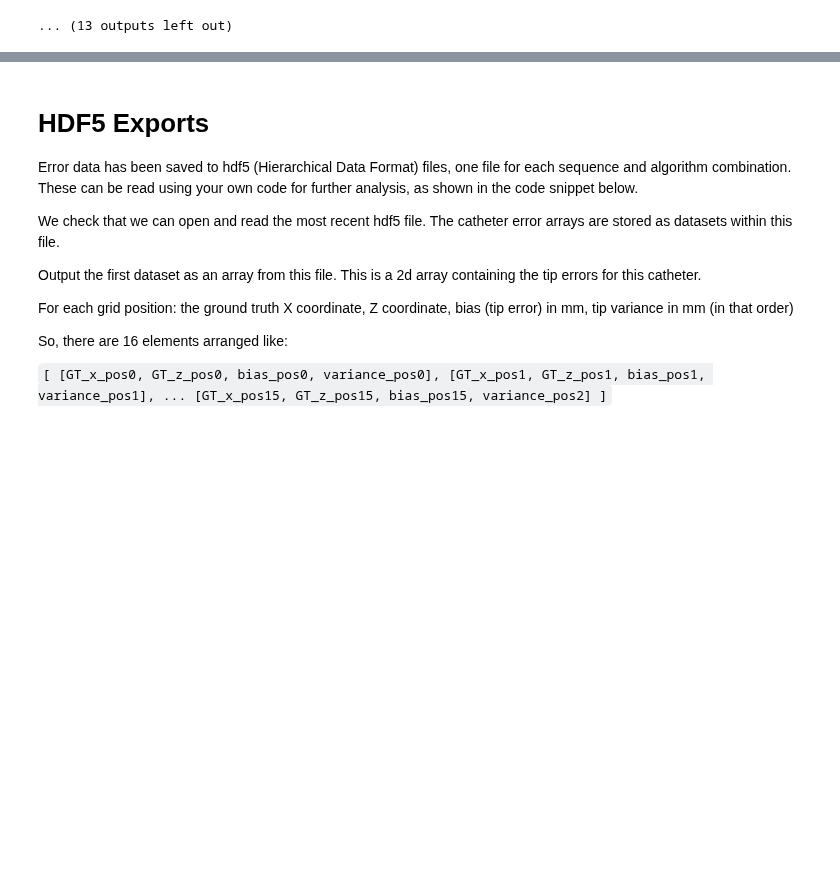
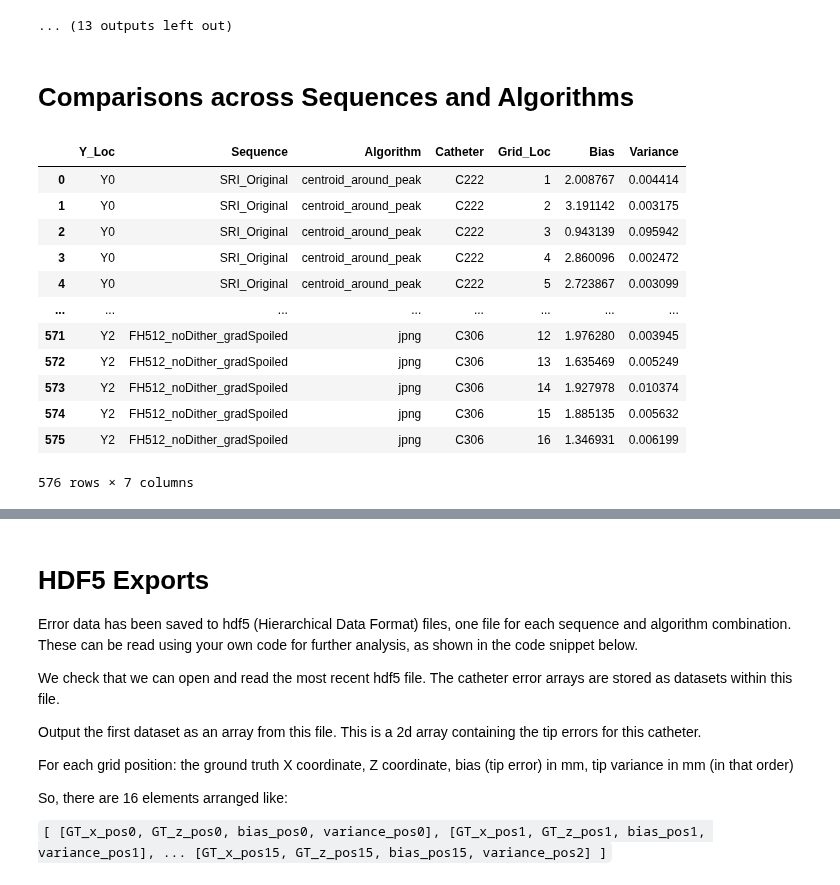
Before and after one commit to WrightGroupSRI/mr-tracking-analysis, a Jupyter notebook: Static_Tracking/static_tracking_heatmaps.ipynb, the cells around one changed output, grey strips where cells are left out. Saved outputs shown, nothing was run; the diff lists cells and outputs as text; code cells hidden in the pictures; blank space fills up the shorter version.

Commit message:
Saving static experiment errors to a dataframe
Collecting all the bias and variance data for each grid
location to a single dataframe in order to make
comparison

```diff
--- a/Static_Tracking/static_tracking_heatmaps.ipynb
+++ b/Static_Tracking/static_tracking_heatmaps.ipynb
@@ -35,15 +36,15 @@ catheter_labels = ['C222','C231','C306']
 main_paths = {} # input coordinate data from each catheter and position
 heatmap_paths = {} # exported heatmap plots
 xpmt_date_dict = {
-    ('C222','Y0'):'17Aug2021',
-    ('C231','Y0'):'15Dec2021',
-    ('C306','Y0'):'13Dec2021',
-    ('C222','Y1'):'8Nov2021',
-    ('C231','Y1'):'21Dec2021',
-    ('C306','Y1'):'6Jan2022',
-    ('C222','Y2'):'9Nov2021',
-    ('C231','Y2'):'9Jan2022',
-    ('C306','Y2'):'7Jan2022',
+    (catheter_labels[0],'Y0'):'17Aug2021',
+    (catheter_labels[1],'Y0'):'15Dec2021',
+    (catheter_labels[2],'Y0'):'13Dec2021',
+    (catheter_labels[0],'Y1'):'8Nov2021',
+    (catheter_labels[1],'Y1'):'21Dec2021',
+    (catheter_labels[2],'Y1'):'6Jan2022',
+    (catheter_labels[0],'Y2'):'9Nov2021',
+    (catheter_labels[1],'Y2'):'9Jan2022',
+    (catheter_labels[2],'Y2'):'7Jan2022',
 }
 for yloc in y_locations:
     main_paths[yloc.in_suffix] = []
@@ -69,6 +70,12 @@ Gt_filename = '1GroundTruthCoords.csv'
 geometry_index = 1
 # %% [output]
 Using precomputed outputs
+# %%
+def get_catheter_from_path(path):
+    for c in catheter_labels:
+        if c in path:
+            return c
+    return None
 # %% [markdown]
 # Error Heatmaps
 
@@ -76,6 +83,7 @@ For each sequence and localization algorithm of interest, plot the heatmap of av
 # %%
 sequences = ['SRI_Original', 'FH512_noDither_gradSpoiled']
 algorithms = ['centroid_around_peak', 'jpng']
+aggregate_data = []
 
 os.makedirs(error_path, exist_ok=True)
 
@@ -85,7 +93,15 @@ for yloc in y_locations:
         for alg in algorithms:
             main_path = main_paths[yloc.in_suffix]
             path_dct = static_utils.get_catheter_data(main_path, seq, alg, Gt_filename, geometry_index)
-            # Average the error
+            # Aggregate
+            for path in main_path: # path per catheter
+                cath_label = get_catheter_from_path(path)
+                for loc in range(16): # for each grid location
+                    bias = path_dct[path][loc][2]
+                    variance =  path_dct[path][loc][3]
+                    aggregate_data.append({'Y_Loc': yloc.in_suffix, 'Sequence':seq, 'Algorithm': alg, 'Catheter':cath_label, \
+                             'Grid_Loc':loc+1, 'Bias':bias, 'Variance':variance})
+            # Average the error over catheters
             sum_all_caths = path_dct[main_path[0]] + path_dct[main_path[1]] + path_dct[main_path[2]]
             avg_all_caths = sum_all_caths / 3
             if seq == 'SRI_Original' and yloc.in_suffix == 'Y2':
@@ -149,3 +165,23 @@ Saving error data from each catheter to: ../reports/export/static/Y1_SRI_Origina
 Tip Tracking Error @ Y = 20mm sequence SRI_Original, algorithm jpng
 [figure]
 ... (13 outputs left out)
+# %% [markdown]
+# Comparisons across Sequences and Algorithms
+# %%
+agg_df = pd.DataFrame(aggregate_data)
+# %%
+agg_df
+# %% [output]
+|  | Y_Loc | Sequence | Algorithm | Catheter | Grid_Loc | Bias | Variance |
+| 0 | Y0 | SRI_Original | centroid_around_peak | C222 | 1 | 2.008767 | 0.004414 |
+| 1 | Y0 | SRI_Original | centroid_around_peak | C222 | 2 | 3.191142 | 0.003175 |
+| 2 | Y0 | SRI_Original | centroid_around_peak | C222 | 3 | 0.943139 | 0.095942 |
+| 3 | Y0 | SRI_Original | centroid_around_peak | C222 | 4 | 2.860096 | 0.002472 |
+| 4 | Y0 | SRI_Original | centroid_around_peak | C222 | 5 | 2.723867 | 0.003099 |
+| ... | ... | ... | ... | ... | ... | ... | ... |
+| 571 | Y2 | FH512_noDither_gradSpoiled | jpng | C306 | 12 | 1.976280 | 0.003945 |
+| 572 | Y2 | FH512_noDither_gradSpoiled | jpng | C306 | 13 | 1.635469 | 0.005249 |
+| 573 | Y2 | FH512_noDither_gradSpoiled | jpng | C306 | 14 | 1.927978 | 0.010374 |
+| 574 | Y2 | FH512_noDither_gradSpoiled | jpng | C306 | 15 | 1.885135 | 0.005632 |
+| 575 | Y2 | FH512_noDither_gradSpoiled | jpng | C306 | 16 | 1.346931 | 0.006199 |
+576 rows × 7 columns
```
Also changed, not shown: parts of 4 cells of this notebook, 1 other file.
